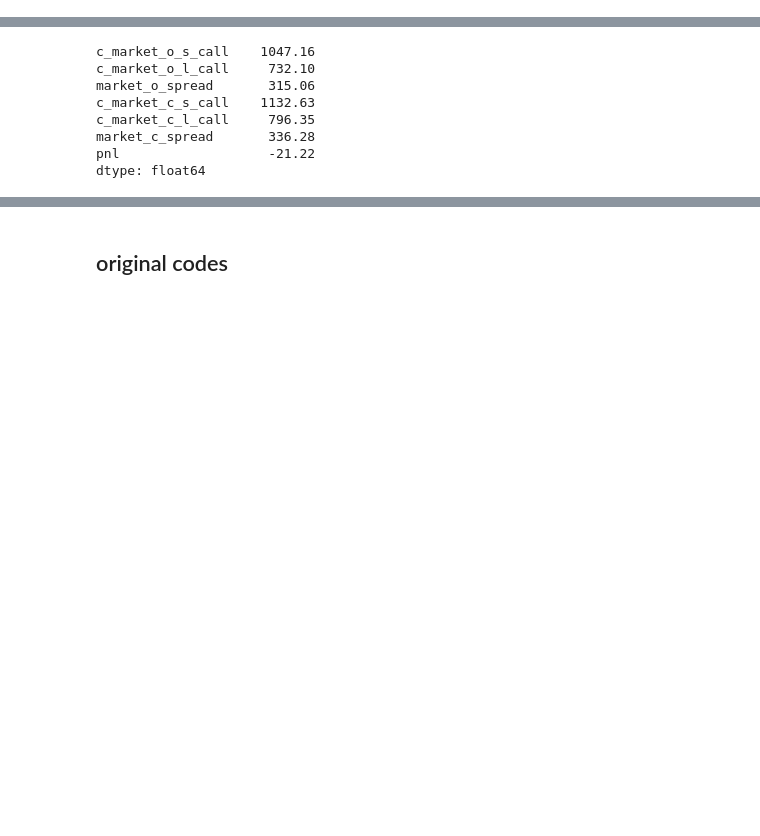
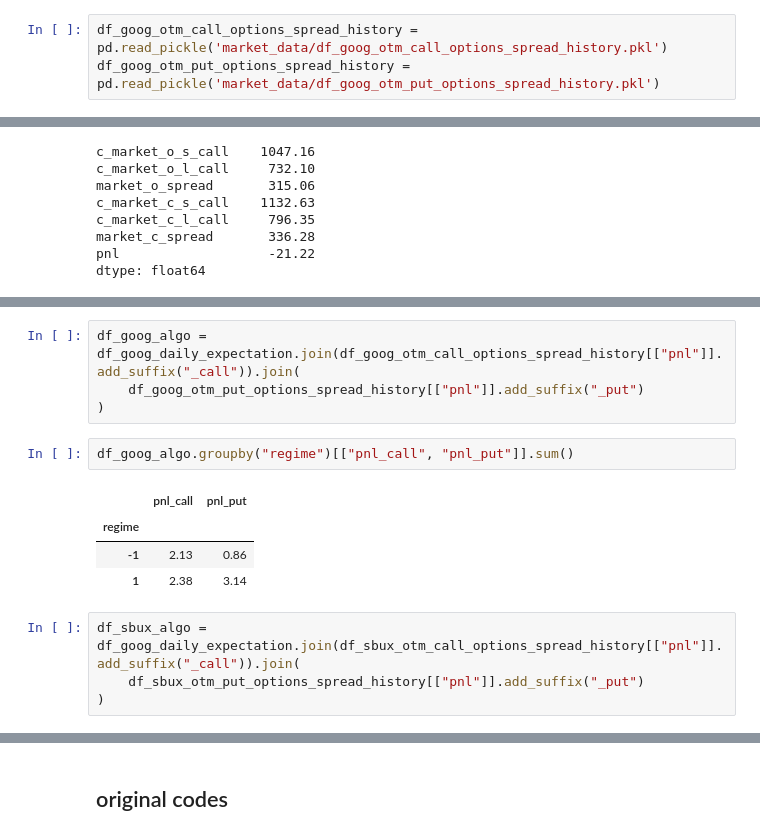
Before and after one commit to sculd/volatility_trading, a Jupyter notebook: sandbox_options.ipynb, the cells around one changed output, grey strips where cells are left out. Saved outputs shown, nothing was run; the diff lists cells and outputs as text; blank space fills up the shorter version.

```diff
--- a/sandbox_options.ipynb
+++ b/sandbox_options.ipynb
@@ -490,0 +399,3 @@ df_spx_otm_put_options_spread_history = pd.read_pickle('market_data/df_spx_otm_p
+# %%
+df_goog_otm_call_options_spread_history = pd.read_pickle('market_data/df_goog_otm_call_options_spread_history.pkl')
+df_goog_otm_put_options_spread_history = pd.read_pickle('market_data/df_goog_otm_put_options_spread_history.pkl')
@@ -591,3 +483,18 @@ c_market_c_l_put     921.87
 market_c_spread      283.93
 pnl                   25.36
 dtype: float64
+# %%
+df_goog_algo = df_goog_daily_expectation.join(df_goog_otm_call_options_spread_history[["pnl"]].add_suffix("_call")).join(
+    df_goog_otm_put_options_spread_history[["pnl"]].add_suffix("_put")
+)
+# %%
+df_goog_algo.groupby("regime")[["pnl_call", "pnl_put"]].sum()
+# %% [output]
+|  | pnl_call | pnl_put |
+| regime |  |  |
+| -1 | 2.13 | 0.86 |
+| 1 | 2.38 | 3.14 |
+# %%
+df_sbux_algo = df_goog_daily_expectation.join(df_sbux_otm_call_options_spread_history[["pnl"]].add_suffix("_call")).join(
+    df_sbux_otm_put_options_spread_history[["pnl"]].add_suffix("_put")
+)
```
Also changed, not shown: parts of 119 cells of this notebook.
